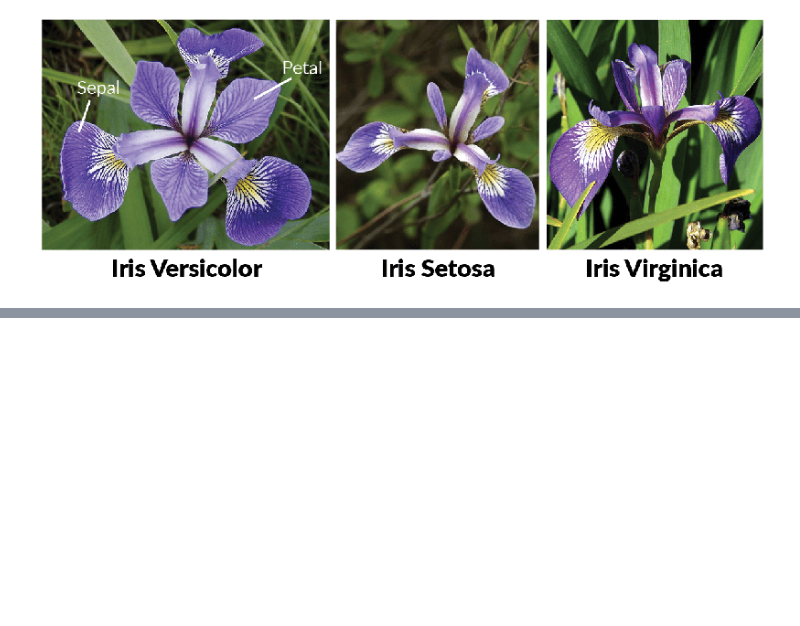
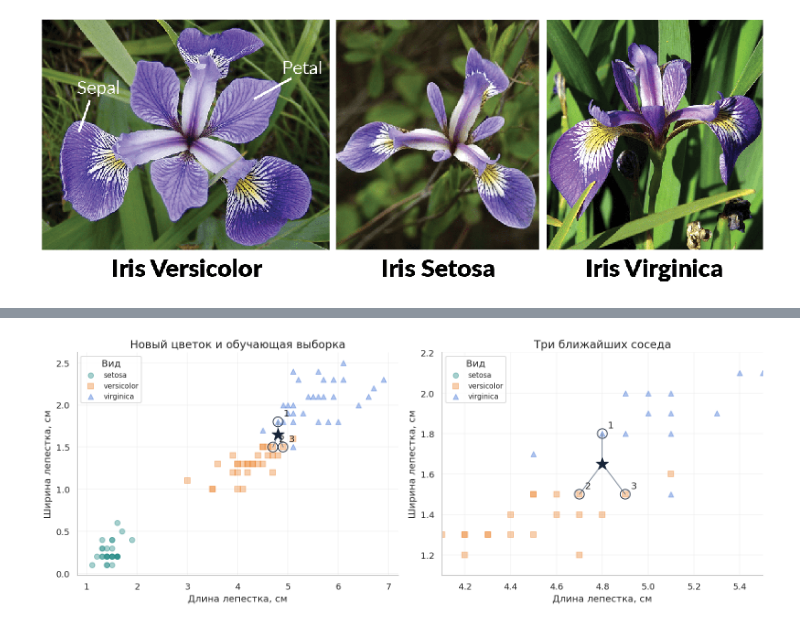
Before and after one commit to AndreyShpigar/ML-course, a Jupyter notebook: Week_01_Intro_knn/Practice_01.ipynb, the cells around one changed output, grey strips where cells are left out. Drawn from its saved outputs; the diff is of its cells as text; code cells hidden in the pictures; blank space fills up the shorter version.

```diff
--- a/Week_01_Intro_knn/Practice_01.ipynb
+++ b/Week_01_Intro_knn/Practice_01.ipynb
@@ -194,0 +230,8 @@ plt.show()
+# %%
+selected_features = feature_names[2:]
+x_train = x_train_all[selected_features]
+x_val = x_val_all[selected_features]
+x_test = x_test_all[selected_features]
+
+knn = KNeighborsClassifier(n_neighbors=N_NEIGHBORS)
+knn.fit(x_train, y_train)
@@ -194,0 +245,6 @@ plt.show()
+# %%
+new_flower = pd.DataFrame([[4.8, 1.65]], columns=selected_features)
+predicted_class = int(knn.predict(new_flower)[0])
+
+display(new_flower)
+print(f"Предсказанный вид: {class_names[predicted_class]}")
@@ -194,0 +260,13 @@ plt.show()
+# %%
+distances, positions = knn.kneighbors(new_flower, n_neighbors = N_NEIGHBORS)
+neighbor_positions = positions[0]
+neighbor_classes = y_train.iloc[neighbor_positions]
+
+neighbors = x_train.iloc[neighbor_positions].copy()
+neighbors.index.name = "Индекс Iris"
+neighbors["Расстояние, см"] = distances[0]
+neighbors["Вид"] = neighbor_classes.map(class_names)
+display(neighbors.round(3))
+
+votes = neighbor_classes.value_counts().reindex(class_names, fill_value=0)
+display(votes.rename(index=class_names).rename("Голосов").to_frame())
@@ -194,0 +322,15 @@ plt.show()
+# %%
+fig, axes = plt.subplots(1, 2, figsize=(13, 5))
+for ax in axes:
+    plot_neighbors(ax, x_train, y_train, new_flower, neighbor_positions)
+
+axes[0].set_title("Новый цветок и обучающая выборка")
+axes[1].set(
+    title="Три ближайших соседа",
+    xlim=(4.1, 5.5),
+    ylim=(1.1, 2.2)
+)
+fig.tight_layout()
+plt.show()
+# %% [output]
+[figure, added]
```
Also changed, not shown: parts of 72 cells of this notebook, 1 other file.
